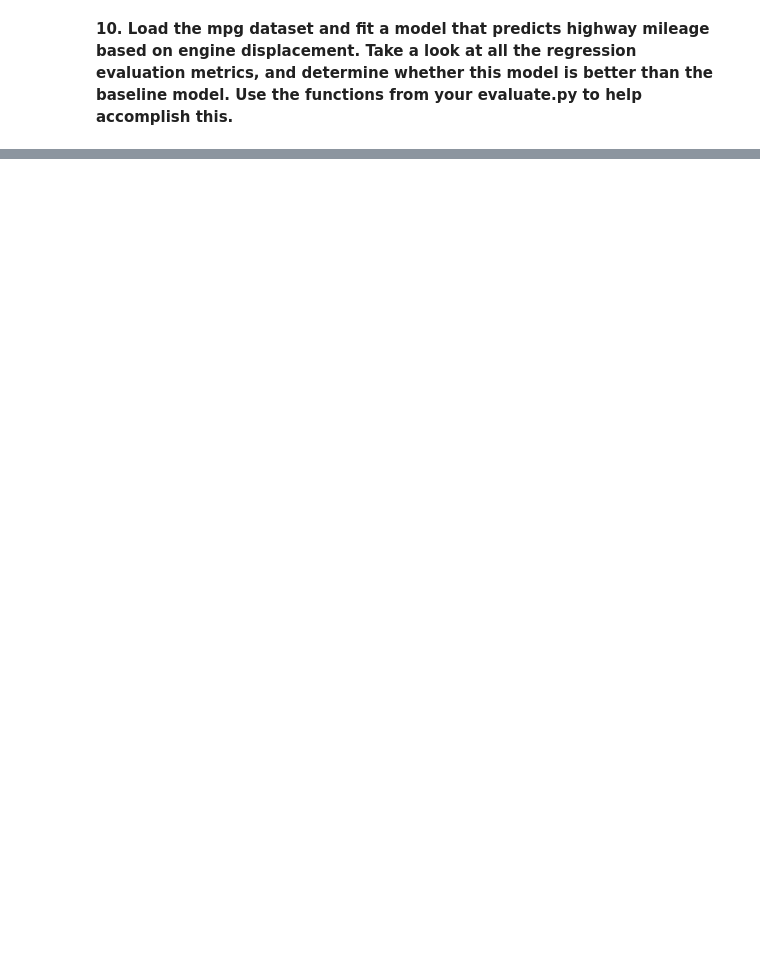
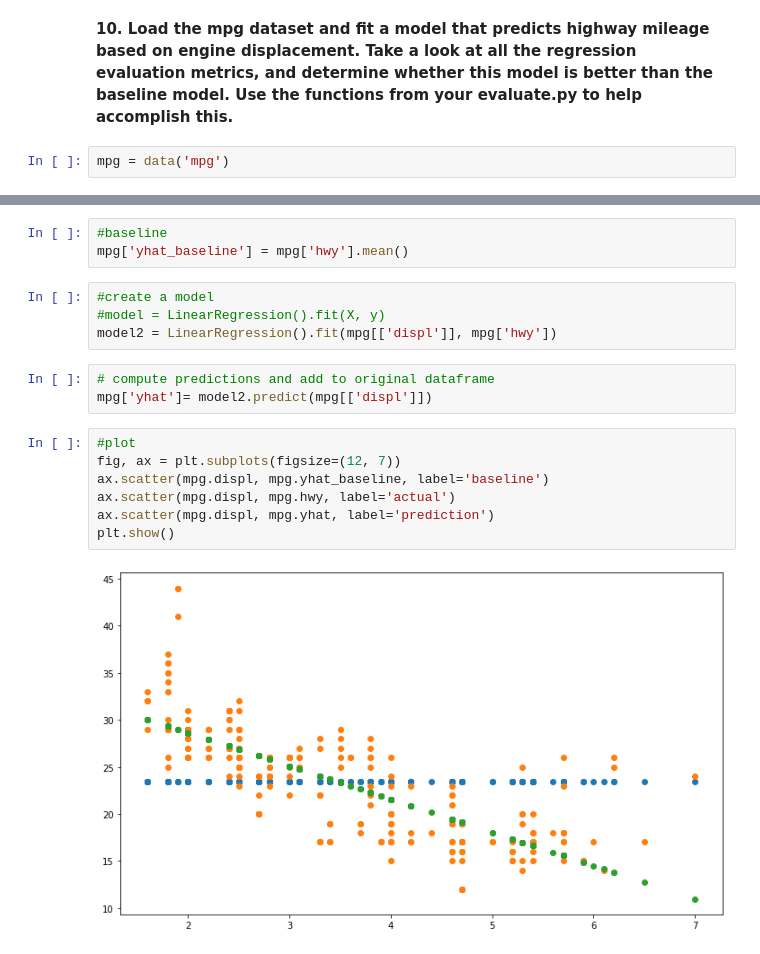
Before and after one commit to cindyvillanuevads/regression-exercises, a Jupyter notebook: evaluate.ipynb, the cells around one changed output, grey strips where cells are left out. Saved outputs shown, nothing was run; the diff lists cells and outputs as text; blank space fills up the shorter version.

```diff
--- a/evaluate.ipynb
+++ b/evaluate.ipynb
@@ -456,2 +406,4 @@ def better_than_baseline(df, y, yhat):
 # %% [markdown]
 **10. Load the mpg dataset and fit a model that predicts highway mileage based on engine displacement. Take a look at all the regression evaluation metrics, and determine whether this model is better than the baseline model. Use the functions from your evaluate.py to help accomplish this.**
+# %%
+mpg = data('mpg')
@@ -457,0 +419,19 @@ def better_than_baseline(df, y, yhat):
+# %%
+#baseline
+mpg['yhat_baseline'] = mpg['hwy'].mean()
+# %%
+#create a model
+#model = LinearRegression().fit(X, y)
+model2 = LinearRegression().fit(mpg[['displ']], mpg['hwy'])
+# %%
+# compute predictions and add to original dataframe
+mpg['yhat']= model2.predict(mpg[['displ']])
+# %%
+#plot
+fig, ax = plt.subplots(figsize=(12, 7))
+ax.scatter(mpg.displ, mpg.yhat_baseline, label='baseline')
+ax.scatter(mpg.displ, mpg.hwy, label='actual')
+ax.scatter(mpg.displ, mpg.yhat, label='prediction')
+plt.show()
+# %% [output]
+[figure, added]
```
Also changed, not shown: parts of 52 cells of this notebook.
